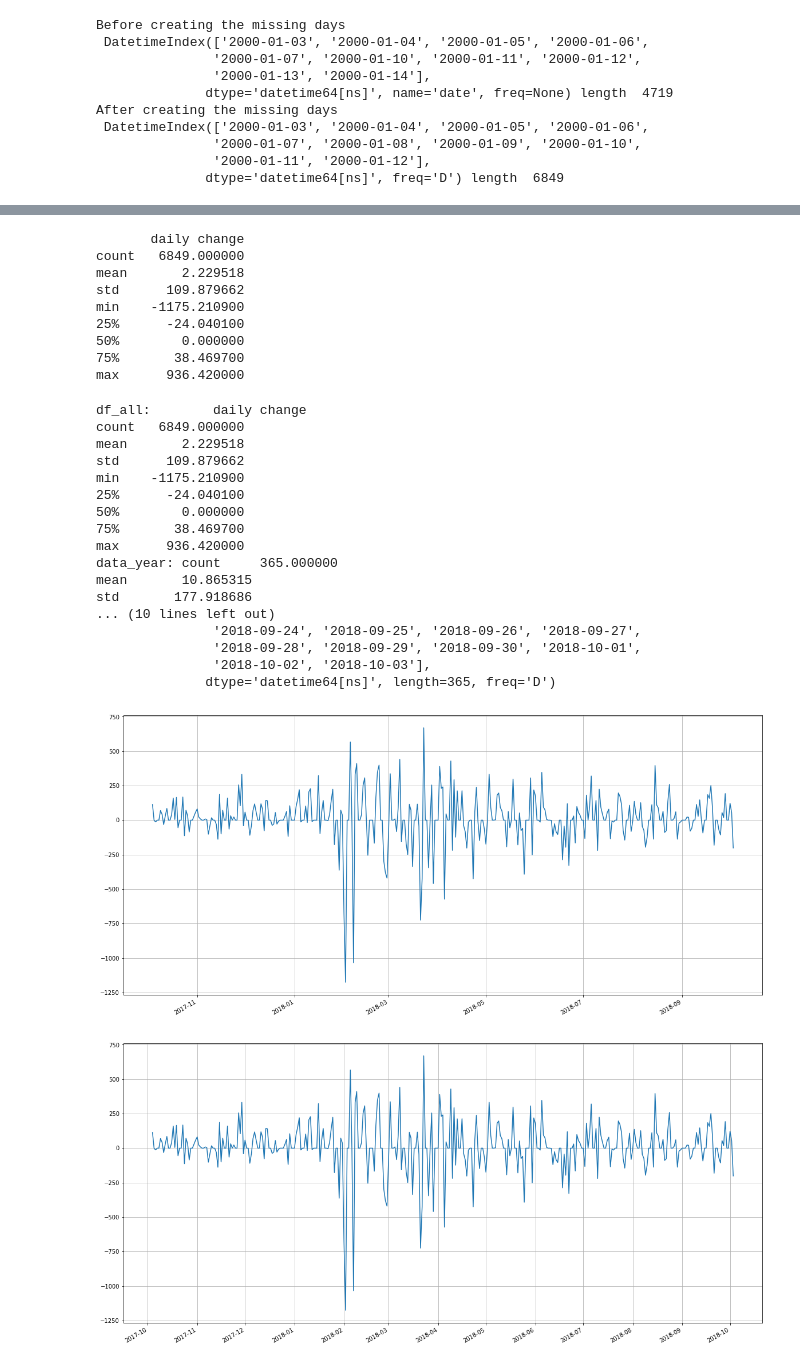
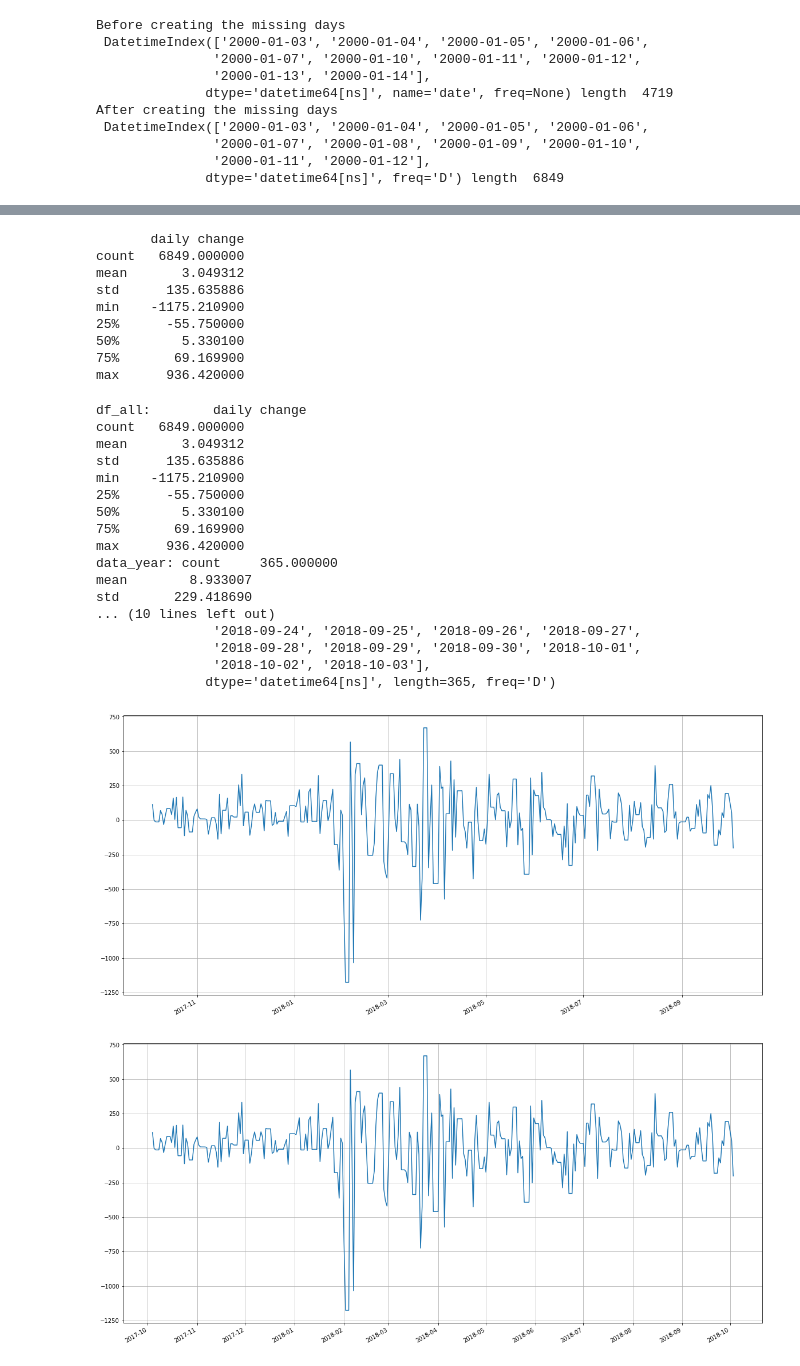
Before and after one commit to vvenla/trumponator, a Jupyter notebook: source/stock_wrangling.ipynb, the cells around one changed output, grey strips where cells are left out. Drawn from its saved outputs; the diff is of its cells as text; code cells hidden in the pictures.

Commit message:
imputed missing weekend days

```diff
--- a/source/stock_wrangling.ipynb
+++ b/source/stock_wrangling.ipynb
@@ -148,10 +148,10 @@ After creating the missing days
                '2000-01-11', '2000-01-12'],
               dtype='datetime64[ns]', freq='D') length  6849
 # %%
-#impute the missing data
+#impute the missing data with zeros
 df_all = pd.DataFrame(daily_change)
 df_all.index = dates
-df_all = df_all.reindex(imp_dates, fill_value=0)
+df_all = df_all.reindex(imp_dates, fill_value=None)
 
 print (df_all["daily change"][:10])
 # %% [output]
@@ -166,3 +166,7 @@ print (df_all["daily change"][:10])
 2000-01-11     40.0195
 2000-01-12     31.3301
 Freq: D, Name: daily change, dtype: float64
+# %%
+#impute with padding Friday values to the weekend days
+df_all = df_all.fillna(method="pad")
+print(df_all["daily change"][:10])
@@ -194,12 +210,12 @@ print(read_frame.describe())
 # %% [output]
        daily change
 count   6849.000000
-mean       2.229518
-std      109.879662
+mean       3.049312
+std      135.635886
 min    -1175.210900
-25%      -24.040100
-50%        0.000000
-75%       38.469700
+25%      -55.750000
+50%        5.330100
+75%       69.169900
 max      936.420000
 # %%
 a = 365
@@ -214,16 +230,16 @@ print("dates_year:",dates_year)
 # %% [output]
 df_all:        daily change
 count   6849.000000
-mean       2.229518
-std      109.879662
+mean       3.049312
+std      135.635886
 min    -1175.210900
-25%      -24.040100
-50%        0.000000
-75%       38.469700
+25%      -55.750000
+50%        5.330100
+75%       69.169900
 max      936.420000
 data_year: count     365.000000
-mean       10.865315
-std       177.918686
+mean        8.933007
+std       229.418690
 ... (10 lines left out)
                '2018-09-24', '2018-09-25', '2018-09-26', '2018-09-27',
                '2018-09-28', '2018-09-29', '2018-09-30', '2018-10-01',
@@ -238,29 +254,29 @@ fig.autofmt_xdate()
 plt.grid()
 plt.show()
 # %% [output]
-[figure, old version]
+[figure, new version]
 # %%
 #example of using different locator
 import matplotlib.dates as mdates
 
 fig, ax = plt.subplots()
-ax.plot(dates_year, data)
+ax.plot(dates_year, data_year)
 
 #yearLoc = mdates.YearLocator()
 #ax.xaxis.set_major_locator(yearLoc)
 #ax.xaxis.set_major_formatter(mdates.DateFormatter("%Y-%m-%d"))
 
 monthLoc = mdates.MonthLocator()
 ax.xaxis.set_major_locator(monthLoc)
 #ax.xaxis.set_minor_locator(monthLoc)
 ax.xaxis.set_major_formatter(mdates.DateFormatter("%Y-%m"))
 #ax.xaxis.set_minor_formatter(mdates.DateFormatter("%Y-%m"))
 
 fig.autofmt_xdate()
 
 plt.grid()
 plt.show()
 # %% [output]
-[figure, old version]
+[figure, new version]
 # %%
 #write the one year data to json file
```
Also changed, not shown: parts of 5 cells of this notebook, 2 other files.
